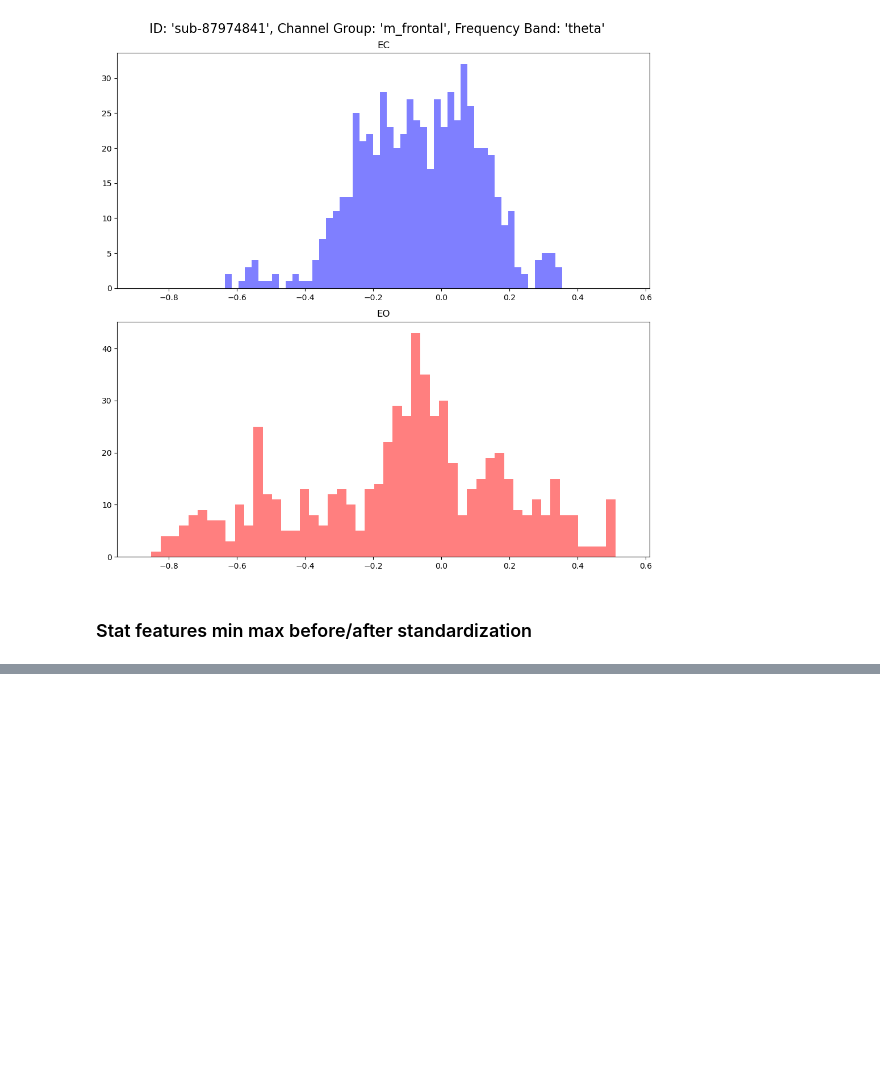
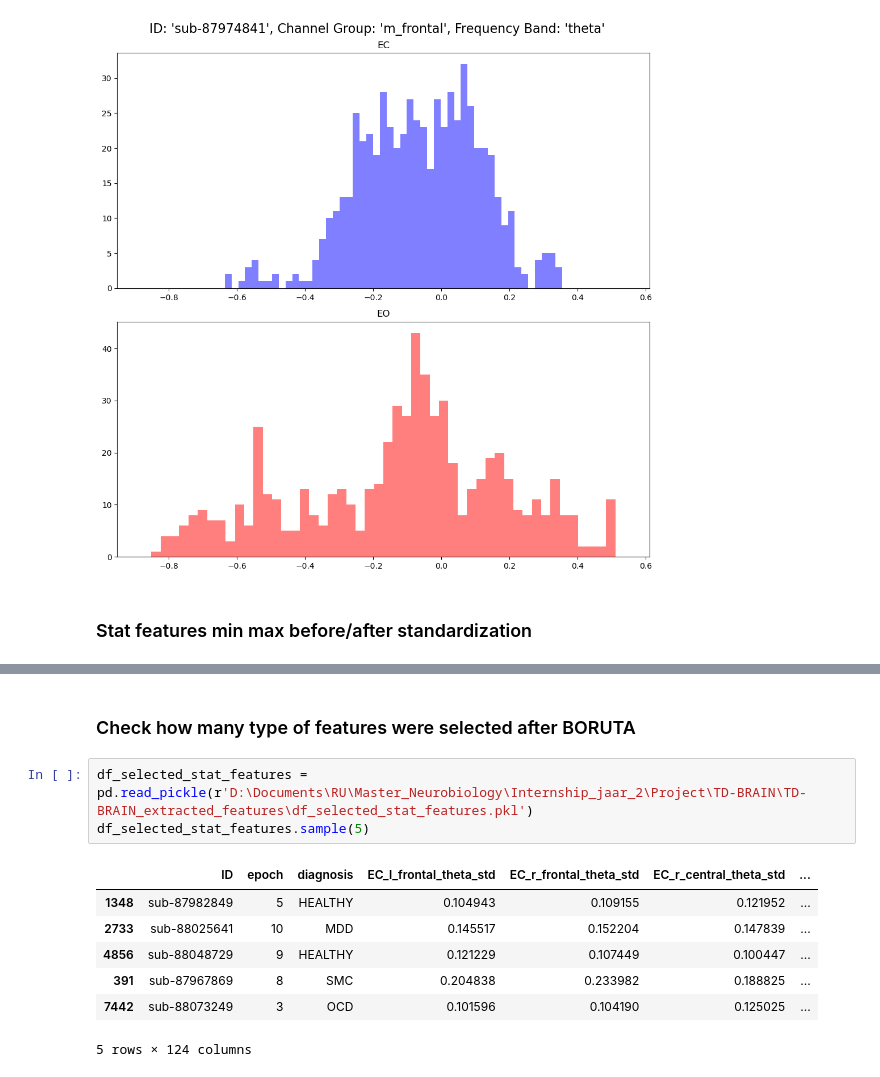
Before and after one commit to TSmolders/Internship_EEG, a Jupyter notebook: background_notebooks/feature_distributions.ipynb, the cells around one changed output, grey strips where cells are left out. Cells and saved outputs as stored; diff of their text form; blank space fills up the shorter version.

```diff
--- a/background_notebooks/feature_distributions.ipynb
+++ b/background_notebooks/feature_distributions.ipynb
@@ -453,0 +485,13 @@ df_min_max.to_csv('min_max_new_stat_features_standardized.csv', index=False)
+# %% [markdown]
+### Check how many type of features were selected after BORUTA
+# %%
+df_selected_stat_features = pd.read_pickle(r'D:\Documents\RU\Master_Neurobiology\Internship_jaar_2\Project\TD-BRAIN\TD-BRAIN_extracted_features\df_selected_stat_features.pkl')
+df_selected_stat_features.sample(5)
+# %% [output]
+|  | ID | epoch | diagnosis | EC_l_frontal_theta_std | EC_r_frontal_theta_std | EC_r_central_theta_std | ... |
+| 1348 | sub-87982849 | 5 | HEALTHY | 0.104943 | 0.109155 | 0.121952 | ... |
+| 2733 | sub-88025641 | 10 | MDD | 0.145517 | 0.152204 | 0.147839 | ... |
+| 4856 | sub-88048729 | 9 | HEALTHY | 0.121229 | 0.107449 | 0.100447 | ... |
+| 391 | sub-87967869 | 8 | SMC | 0.204838 | 0.233982 | 0.188825 | ... |
+| 7442 | sub-88073249 | 3 | OCD | 0.101596 | 0.104190 | 0.125025 | ... |
+5 rows × 124 columns
```
Also changed, not shown: parts of 6 cells of this notebook, 6 other files.
